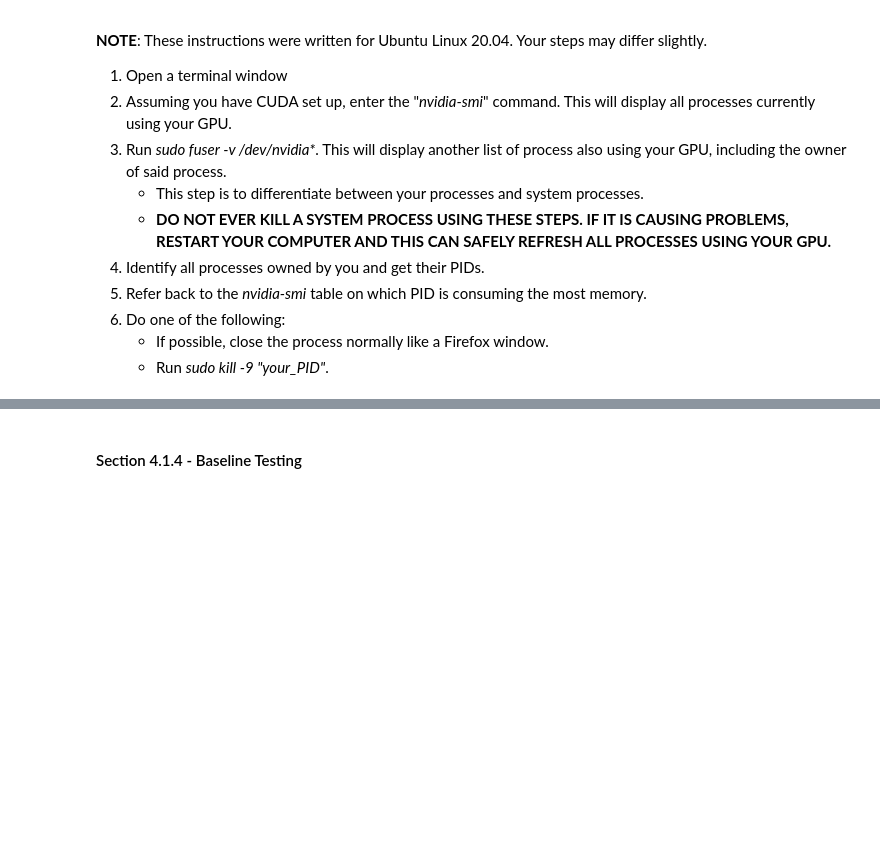
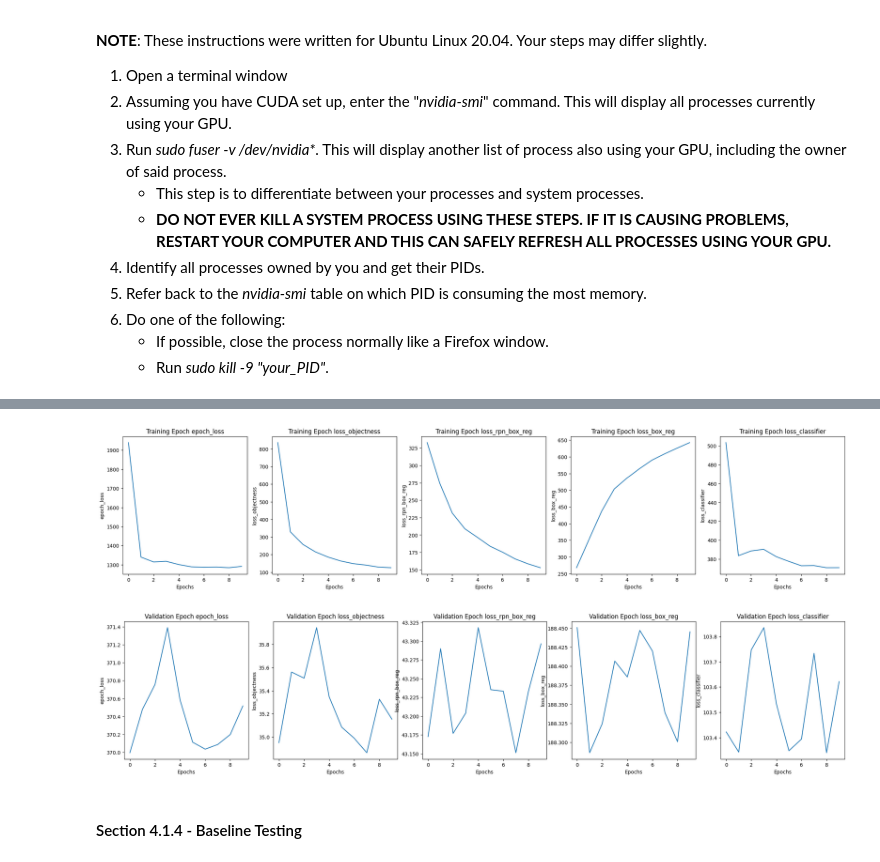
Before and after one commit to jag1799/SeaSARR, a Jupyter notebook: src/frcnn/baseline.ipynb, the cells around one changed output, grey strips where cells are left out. Drawn from its saved outputs; the diff is of its cells as text; code cells hidden in the pictures; blank space fills up the shorter version.

```diff
--- a/src/frcnn/baseline.ipynb
+++ b/src/frcnn/baseline.ipynb
@@ -563,3 +259,12 @@ plt.show()
+# %%
+# Plot Baseline training and validation metrics
+sgdWorker.plot_losses(True)
+plt.show()
+sgdWorker.plot_losses(False)
+plt.show()
+# %% [output]
+[figure, added]
+[figure, added]
 # %% [markdown]
 #### Section 4.1.4 - Baseline Testing
 # %%
```
Also changed, not shown: parts of 22 cells of this notebook, 1 other file.
